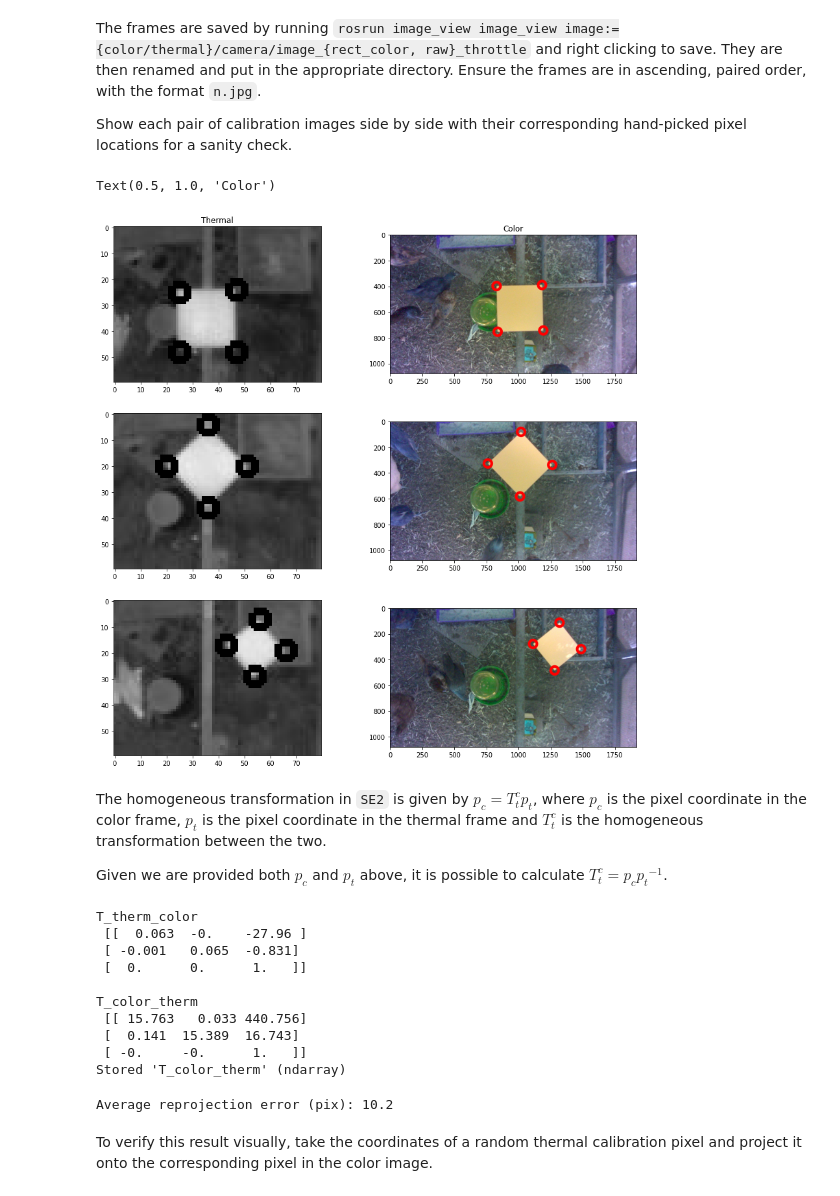
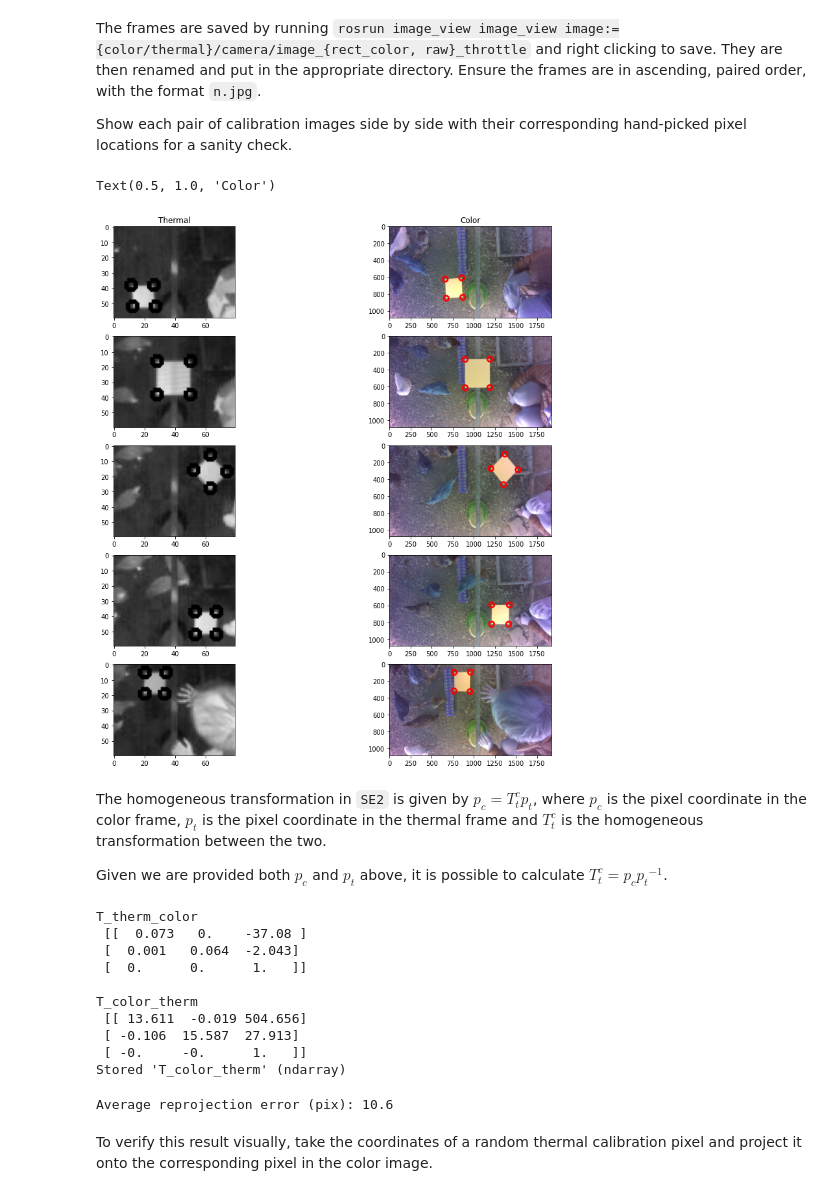
Before and after one commit to edwardwterry/chicken-monitoring, a Jupyter notebook: notebooks/extrinsic_calibration.ipynb, the cells around one changed output. Saved outputs shown, nothing was run; the diff lists cells and outputs as text; code cells hidden in the pictures.

```diff
--- a/notebooks/extrinsic_calibration.ipynb
+++ b/notebooks/extrinsic_calibration.ipynb
@@ -14,8 +14,9 @@ This tool https://yangcha.github.io/iview/iview.html is used to find the coordin
 # %%
 therm_coords = []
 color_coords = []
-base_dir = '/home/ed/Data/2020-06-23-15-27-00_test/'
-num_frames = 3
+base_dir = '/home/ed/Data/2020-07-02-10-16-00_test/'
+num_frames = 5
+ext = '.png'
 
 # Read in color coords
 with open(base_dir + 'color/coords.csv', 'r') as f:
@@ -43,24 +44,24 @@ Show each pair of calibration images side by side with their corresponding hand-
 # %%
 therm_frames = []
 color_frames = []
 
 fig, axs = plt.subplots(num_frames, 2, figsize=(15, 15))
 for i in range(num_frames):
-    therm_frames.append(cv2.imread(base_dir + 'therm/' + str(i) + '.jpg'))
-    color_frames.append(cv2.imread(base_dir + 'color/' + str(i) + '.jpg'))
+    therm_frames.append(cv2.imread(base_dir + 'therm/' + str(i) + ext))
+    color_frames.append(cv2.imread(base_dir + 'color/' + str(i) + ext))
     for j in range(4): # num corners
         therm_center = (int(therm_coords[0, i*4 + j]), int(therm_coords[1, i*4 + j]))
         therm_frames[i] = cv2.circle(therm_frames[i], therm_center, 3, (0, 0, 0), 2)
         color_center = (int(color_coords[0, i*4 + j]), int(color_coords[1, i*4 + j]))
         color_frames[i] = cv2.circle(color_frames[i], color_center, 30, (255, 0, 0), 20)
     axs[i, 0].imshow(therm_frames[i])
     axs[i, 1].imshow(color_frames[i])
 
 axs[0][0].set_title('Thermal')
 axs[0][1].set_title('Color')
 # %% [output]
 Text(0.5, 1.0, 'Color')
-[figure, old version]
+[figure, new version]
 # %% [markdown]
 The homogeneous transformation in `SE2` is given by $p_c = {T^c_t} p_t$, where $p_c$ is the pixel coordinate in the color frame, $p_t$ is the pixel coordinate in the thermal frame and ${T^c_t}$ is the homogeneous transformation between the two.
 
@@ -74,13 +75,13 @@ print ('T_color_therm\n', T_color_therm)
 %store T_color_therm
 # %% [output]
 T_therm_color
- [[  0.063  -0.    -27.96 ]
- [ -0.001   0.065  -0.831]
+ [[  0.073   0.    -37.08 ]
+ [  0.001   0.064  -2.043]
  [  0.      0.      1.   ]]
 
 T_color_therm
- [[ 15.763   0.033 440.756]
- [  0.141  15.389  16.743]
+ [[ 13.611  -0.019 504.656]
+ [ -0.106  15.587  27.913]
  [ -0.     -0.      1.   ]]
 Stored 'T_color_therm' (ndarray)
 # %%
@@ -92,6 +93,6 @@ for i in range(therm_coords.shape[1]):
 err /= therm_coords.shape[1]
 print('Average reprojection error (pix):', round(err, 1))
 # %% [output]
-Average reprojection error (pix): 10.2
+Average reprojection error (pix): 10.6
 # %% [markdown]
 To verify this result visually, take the coordinates of a random thermal calibration pixel and project it onto the corresponding pixel in the color image.
```
Also changed, not shown: 5 other files.
